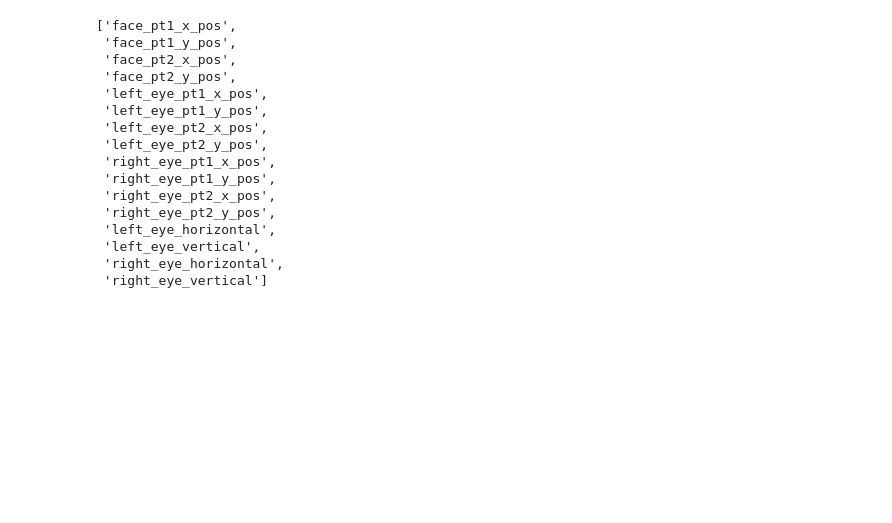
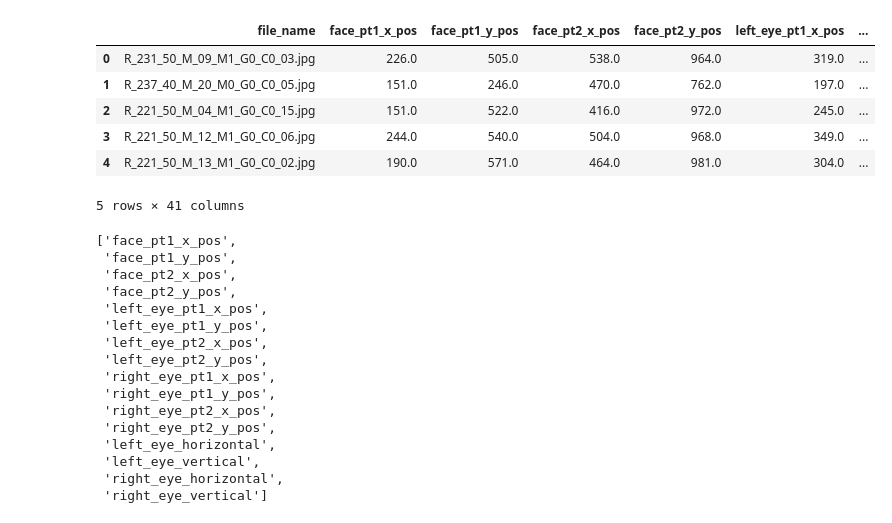
Before and after one commit to jinbeomjeong/drowsy_detection, a Jupyter notebook: create_drowsy_detection_model_xgboost.ipynb, the cells around one changed output. Drawn from its saved outputs; the diff is of its cells as text; code cells hidden in the pictures; blank space fills up the shorter version.

```diff
--- a/create_drowsy_detection_model_xgboost.ipynb
+++ b/create_drowsy_detection_model_xgboost.ipynb
@@ -21,4 +21,5 @@ train_dataset.drop(columns=['Unnamed: 0'], inplace=True)
 test_dataset.drop(columns=['Unnamed: 0'], inplace=True)
 
 data_columns = train_dataset.columns.to_list()[0:]
-train_dataset.head()
+train_dataset.reset_index(inplace=True, drop=True)
+test_dataset.reset_index(inplace=True, drop=True)
@@ -33,3 +36,13 @@ train_dataset.head()
+# %%
+test_dataset.head()
+# %% [output]
+|  | file_name | face_pt1_x_pos | face_pt1_y_pos | face_pt2_x_pos | face_pt2_y_pos | left_eye_pt1_x_pos | ... |
+| 0 | R_231_50_M_09_M1_G0_C0_03.jpg | 226.0 | 505.0 | 538.0 | 964.0 | 319.0 | ... |
+| 1 | R_237_40_M_20_M0_G0_C0_05.jpg | 151.0 | 246.0 | 470.0 | 762.0 | 197.0 | ... |
+| 2 | R_221_50_M_04_M1_G0_C0_15.jpg | 151.0 | 522.0 | 416.0 | 972.0 | 245.0 | ... |
+| 3 | R_221_50_M_12_M1_G0_C0_06.jpg | 244.0 | 540.0 | 504.0 | 968.0 | 349.0 | ... |
+| 4 | R_221_50_M_13_M1_G0_C0_02.jpg | 190.0 | 571.0 | 464.0 | 981.0 | 304.0 | ... |
+5 rows × 41 columns
 # %%
 feature_column_names = data_columns[1:17]
 target_column_names = [data_columns[38], data_columns[40]]
```
Also changed, not shown: parts of 8 cells of this notebook, 3 other files.
